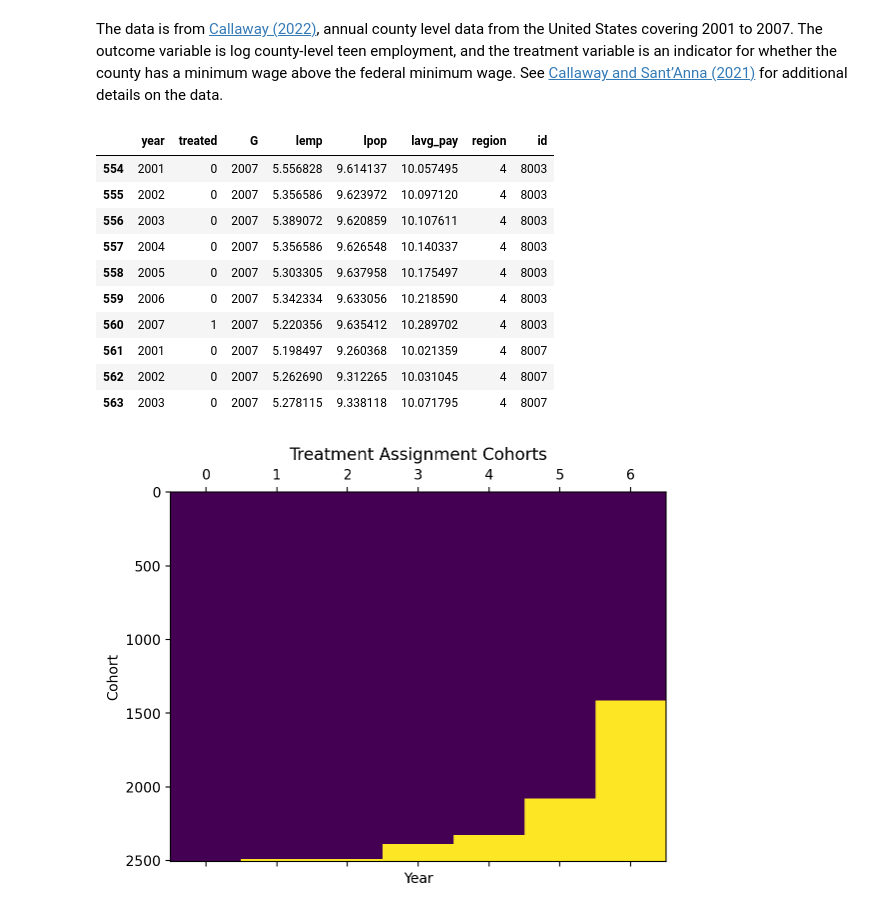
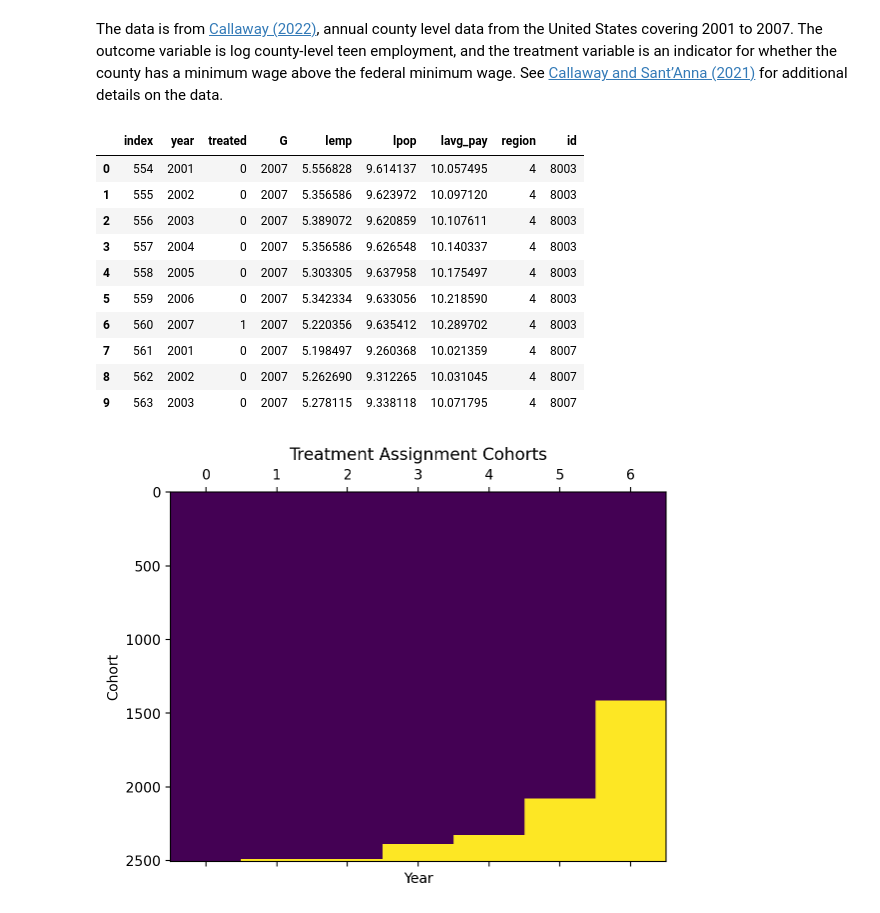
Before and after one commit to pabloestradac/causalml-advanced, a Jupyter notebook: notebooks/DiD_Modern.ipynb, the cells around one changed output. Drawn from its saved outputs; the diff is of its cells as text; code cells hidden in the pictures.

```diff
--- a/notebooks/DiD_Modern.ipynb
+++ b/notebooks/DiD_Modern.ipynb
@@ -16,28 +16,28 @@ The data is from [Callaway (2022)](https://bcallaway11.github.io/files/Callaway-
 # %%
 url = "https://raw.githubusercontent.com/CausalAIBook/MetricsMLNotebooks/main/data/minwage_data.csv"
 data = pd.read_csv(url,index_col=0)
 
 # Remove observations that are already treated in the first observed period (2001).
-data = data.loc[(data.G == 0) | (data.G > 2001)]
+data = data.loc[(data.G == 0) | (data.G > 2001)].reset_index()
 
 # Drop all variables that we won't use
 data.drop(columns=["countyreal", "state_name", "FIPS", "emp0A01_BS",
                    "quarter", "censusdiv", "pop", "annual_avg_pay",
                    "state_mw", "fed_mw", "ever_treated"], inplace=True)
 
 data.head(10)
 # %% [output]
-|  | year | treated | G | lemp | lpop | lavg_pay | region | id |
-| 554 | 2001 | 0 | 2007 | 5.556828 | 9.614137 | 10.057495 | 4 | 8003 |
-| 555 | 2002 | 0 | 2007 | 5.356586 | 9.623972 | 10.097120 | 4 | 8003 |
-| 556 | 2003 | 0 | 2007 | 5.389072 | 9.620859 | 10.107611 | 4 | 8003 |
-| 557 | 2004 | 0 | 2007 | 5.356586 | 9.626548 | 10.140337 | 4 | 8003 |
-| 558 | 2005 | 0 | 2007 | 5.303305 | 9.637958 | 10.175497 | 4 | 8003 |
-| 559 | 2006 | 0 | 2007 | 5.342334 | 9.633056 | 10.218590 | 4 | 8003 |
-| 560 | 2007 | 1 | 2007 | 5.220356 | 9.635412 | 10.289702 | 4 | 8003 |
-| 561 | 2001 | 0 | 2007 | 5.198497 | 9.260368 | 10.021359 | 4 | 8007 |
-| 562 | 2002 | 0 | 2007 | 5.262690 | 9.312265 | 10.031045 | 4 | 8007 |
-| 563 | 2003 | 0 | 2007 | 5.278115 | 9.338118 | 10.071795 | 4 | 8007 |
+|  | index | year | treated | G | lemp | lpop | lavg_pay | region | id |
+| 0 | 554 | 2001 | 0 | 2007 | 5.556828 | 9.614137 | 10.057495 | 4 | 8003 |
+| 1 | 555 | 2002 | 0 | 2007 | 5.356586 | 9.623972 | 10.097120 | 4 | 8003 |
+| 2 | 556 | 2003 | 0 | 2007 | 5.389072 | 9.620859 | 10.107611 | 4 | 8003 |
+| 3 | 557 | 2004 | 0 | 2007 | 5.356586 | 9.626548 | 10.140337 | 4 | 8003 |
+| 4 | 558 | 2005 | 0 | 2007 | 5.303305 | 9.637958 | 10.175497 | 4 | 8003 |
+| 5 | 559 | 2006 | 0 | 2007 | 5.342334 | 9.633056 | 10.218590 | 4 | 8003 |
+| 6 | 560 | 2007 | 1 | 2007 | 5.220356 | 9.635412 | 10.289702 | 4 | 8003 |
+| 7 | 561 | 2001 | 0 | 2007 | 5.198497 | 9.260368 | 10.021359 | 4 | 8007 |
+| 8 | 562 | 2002 | 0 | 2007 | 5.262690 | 9.312265 | 10.031045 | 4 | 8007 |
+| 9 | 563 | 2003 | 0 | 2007 | 5.278115 | 9.338118 | 10.071795 | 4 | 8007 |
 # %%
 pf.panelview(
     data,
```
Also changed, not shown: parts of 11 cells of this notebook, 3 other files.
